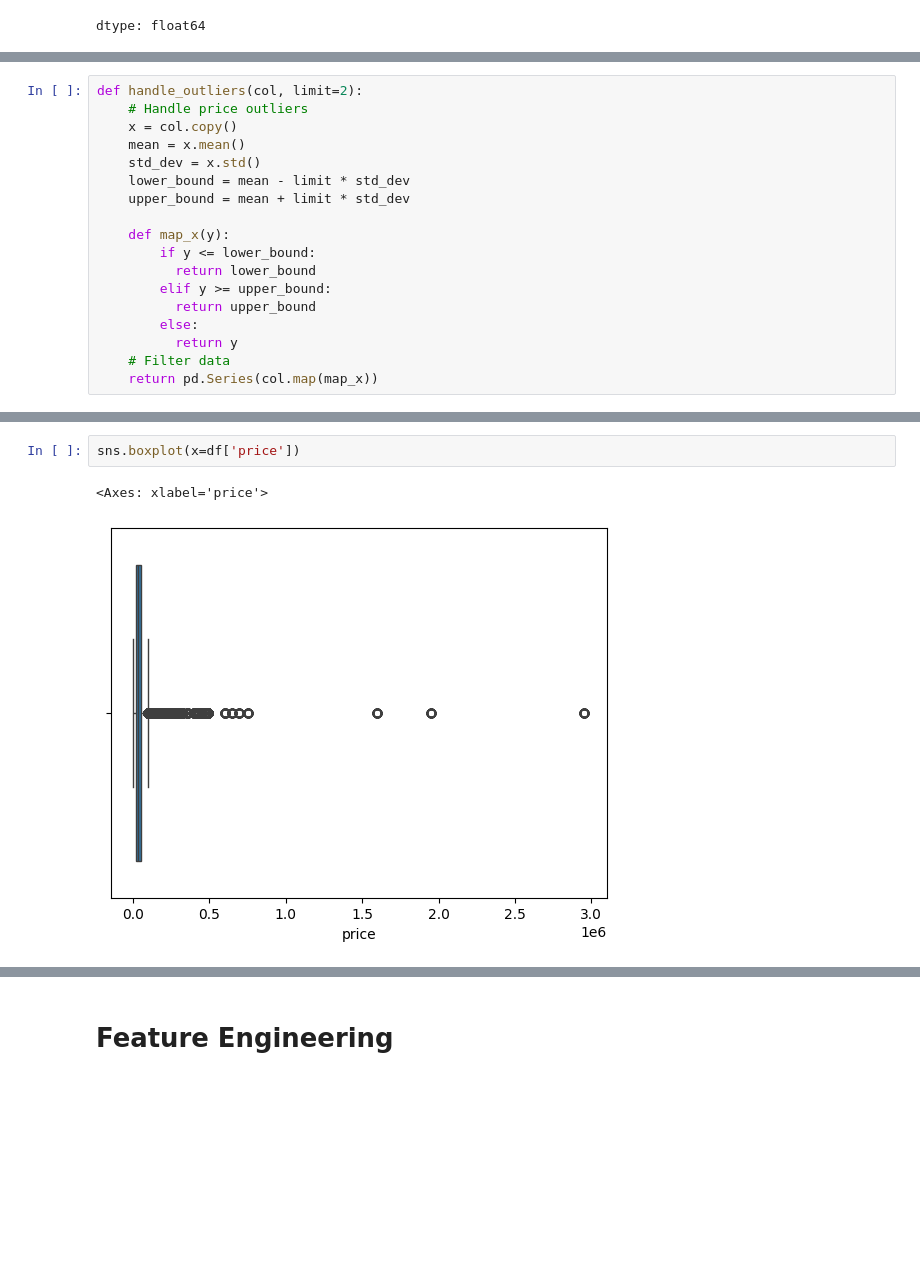
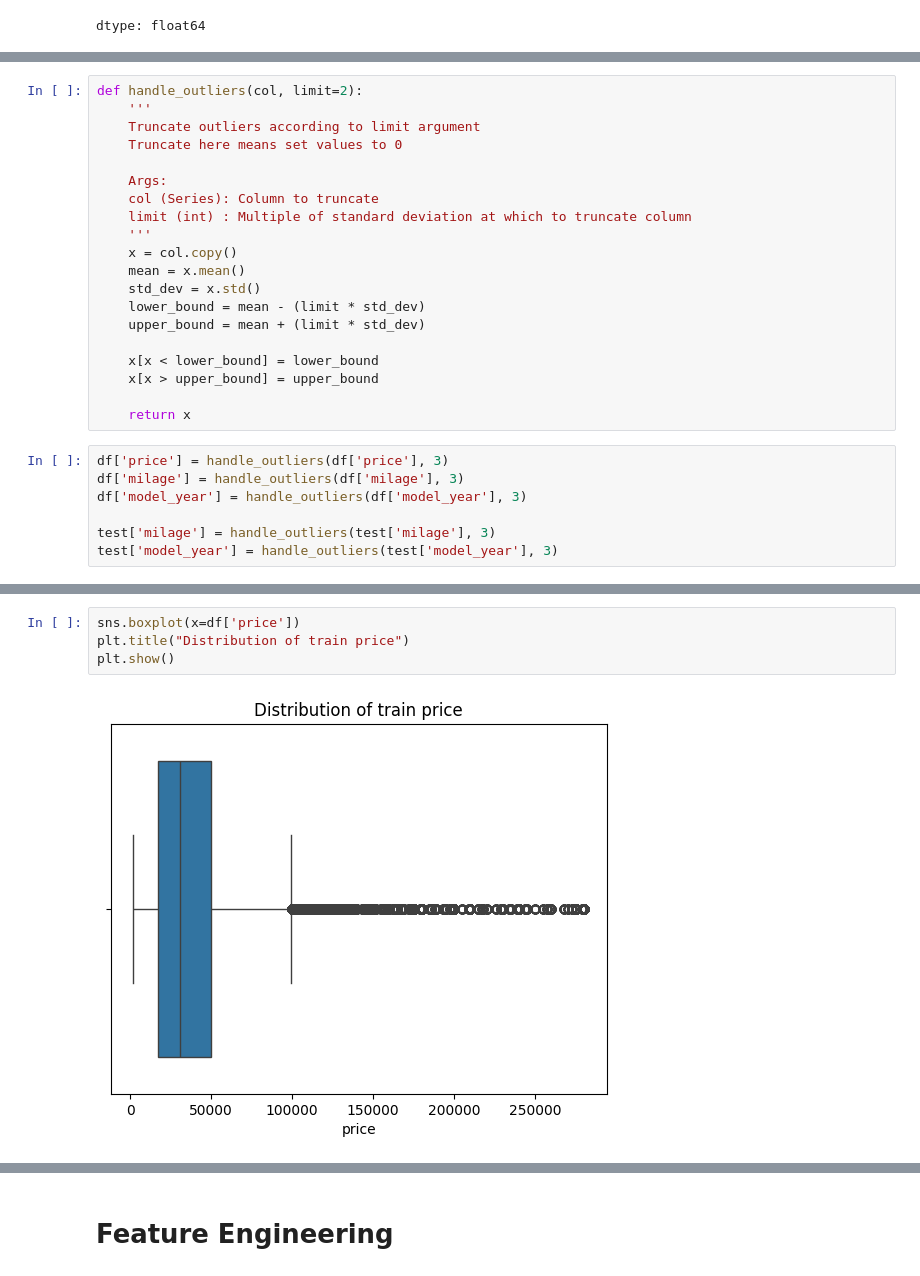
Before and after one commit to omkar-thite/used_car_regression_kaggle, a Jupyter notebook: used_car_regression.ipynb, the cells around one changed output, grey strips where cells are left out. Saved outputs shown, nothing was run; the diff lists cells and outputs as text; blank space fills up the shorter version.

```diff
--- a/used_car_regression.ipynb
+++ b/used_car_regression.ipynb
@@ -199,18 +241,27 @@ dtype: float64
 # %%
 def handle_outliers(col, limit=2):
-    # Handle price outliers
+    '''
+    Truncate outliers according to limit argument
+    Truncate here means set values to 0
+
+    Args:
+    col (Series): Column to truncate
+    limit (int) : Multiple of standard deviation at which to truncate column
+    '''
     x = col.copy()
     mean = x.mean()
     std_dev = x.std()
-    lower_bound = mean - limit * std_dev
-    upper_bound = mean + limit * std_dev
+    lower_bound = mean - (limit * std_dev)
+    upper_bound = mean + (limit * std_dev)
 
-    def map_x(y):
-        if y <= lower_bound:
-          return lower_bound
-        elif y >= upper_bound:
-          return upper_bound
-        else:
-          return y
-    # Filter data
-    return pd.Series(col.map(map_x))
+    x[x < lower_bound] = lower_bound
+    x[x > upper_bound] = upper_bound
+
+    return x
+# %%
+df['price'] = handle_outliers(df['price'], 3)
+df['milage'] = handle_outliers(df['milage'], 3)
+df['model_year'] = handle_outliers(df['model_year'], 3)
+
+test['milage'] = handle_outliers(test['milage'], 3)
+test['model_year'] = handle_outliers(test['model_year'], 3)
@@ -217,5 +280,6 @@ def handle_outliers(col, limit=2):
 # %%
 sns.boxplot(x=df['price'])
+plt.title("Distribution of train price")
+plt.show()
 # %% [output]
-<Axes: xlabel='price'>
-[figure, old version]
+[figure, new version]
```
Also changed, not shown: parts of 62 cells of this notebook.
